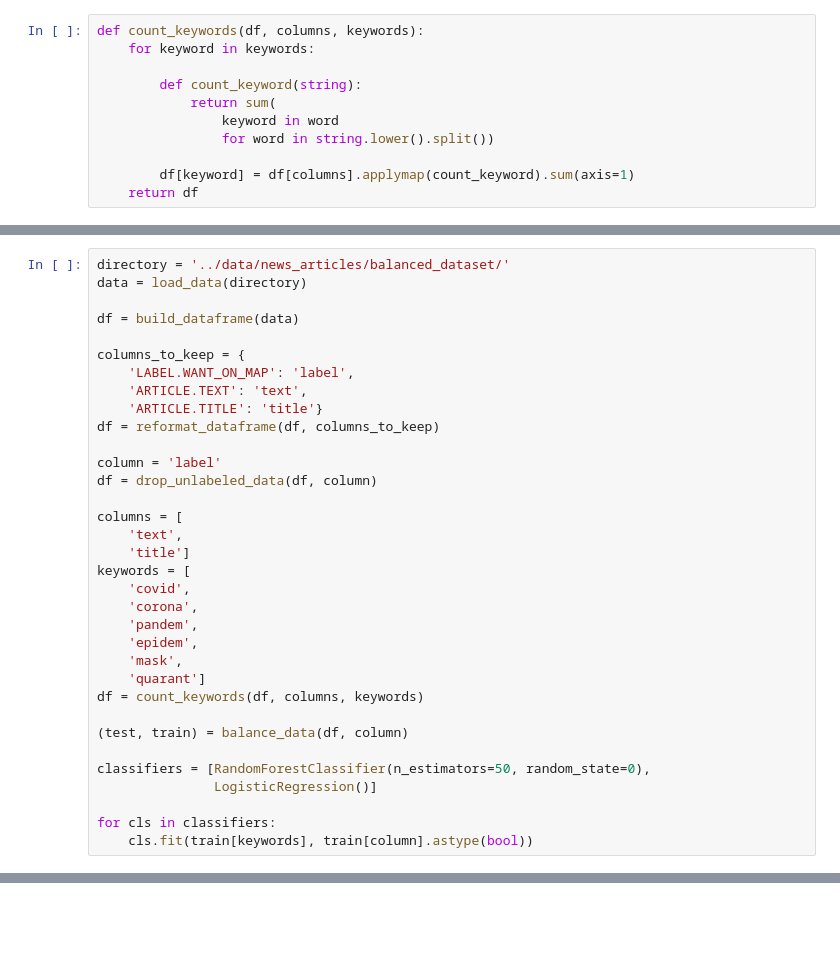
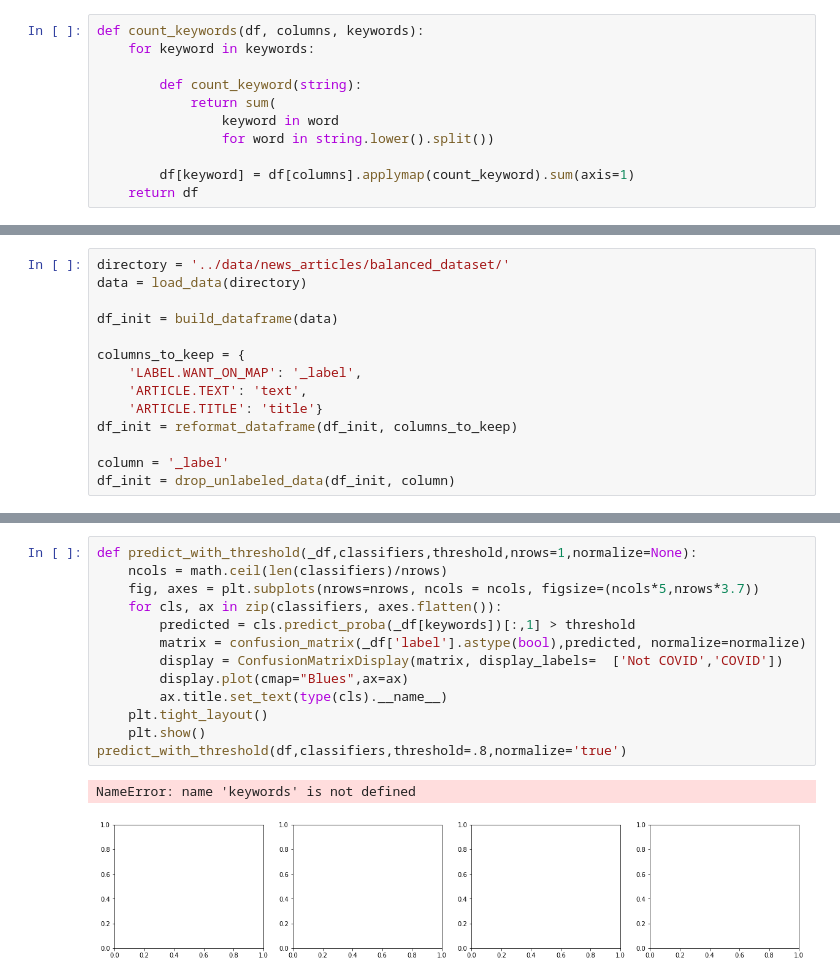
Before and after one commit to dylanbinley/coronavirus-map, a Jupyter notebook: example_code/logistic-regression.ipynb, the cells around one changed output, grey strips where cells are left out. Cells and saved outputs as stored; diff of their text form; blank space fills up the shorter version.

```diff
--- a/example_code/logistic-regression.ipynb
+++ b/example_code/logistic-regression.ipynb
@@ -78,33 +91,13 @@ def plot_confusion_matrices(classifiers, x,y,normalize=None, nrows = 1):
 directory = '../data/news_articles/balanced_dataset/'
 data = load_data(directory)
 
-df = build_dataframe(data)
+df_init = build_dataframe(data)
 
 columns_to_keep = {
-    'LABEL.WANT_ON_MAP': 'label',
+    'LABEL.WANT_ON_MAP': '_label',
     'ARTICLE.TEXT': 'text',
     'ARTICLE.TITLE': 'title'}
-df = reformat_dataframe(df, columns_to_keep)
+df_init = reformat_dataframe(df_init, columns_to_keep)
 
-column = 'label'
-df = drop_unlabeled_data(df, column)
-
-columns = [
-    'text',
-    'title']
-keywords = [
-    'covid',
-    'corona',
-    'pandem',
-    'epidem',
-    'mask',
-    'quarant']
-df = count_keywords(df, columns, keywords)
-
-(test, train) = balance_data(df, column)
-
-classifiers = [RandomForestClassifier(n_estimators=50, random_state=0),
-               LogisticRegression()]
-
-for cls in classifiers:
-    cls.fit(train[keywords], train[column].astype(bool))
+column = '_label'
+df_init = drop_unlabeled_data(df_init, column)
@@ -110,0 +261,16 @@ for cls in classifiers:
+# %%
+def predict_with_threshold(_df,classifiers,threshold,nrows=1,normalize=None):
+    ncols = math.ceil(len(classifiers)/nrows)
+    fig, axes = plt.subplots(nrows=nrows, ncols = ncols, figsize=(ncols*5,nrows*3.7))
+    for cls, ax in zip(classifiers, axes.flatten()):
+        predicted = cls.predict_proba(_df[keywords])[:,1] > threshold
+        matrix = confusion_matrix(_df['label'].astype(bool),predicted, normalize=normalize)
+        display = ConfusionMatrixDisplay(matrix, display_labels=  ['Not COVID','COVID'])
+        display.plot(cmap="Blues",ax=ax)
+        ax.title.set_text(type(cls).__name__)
+    plt.tight_layout()
+    plt.show()
+predict_with_threshold(df,classifiers,threshold=.8,normalize='true')
+# %% [output]
+NameError: name 'keywords' is not defined
+[figure, added]
```
Also changed, not shown: parts of 26 cells of this notebook.
